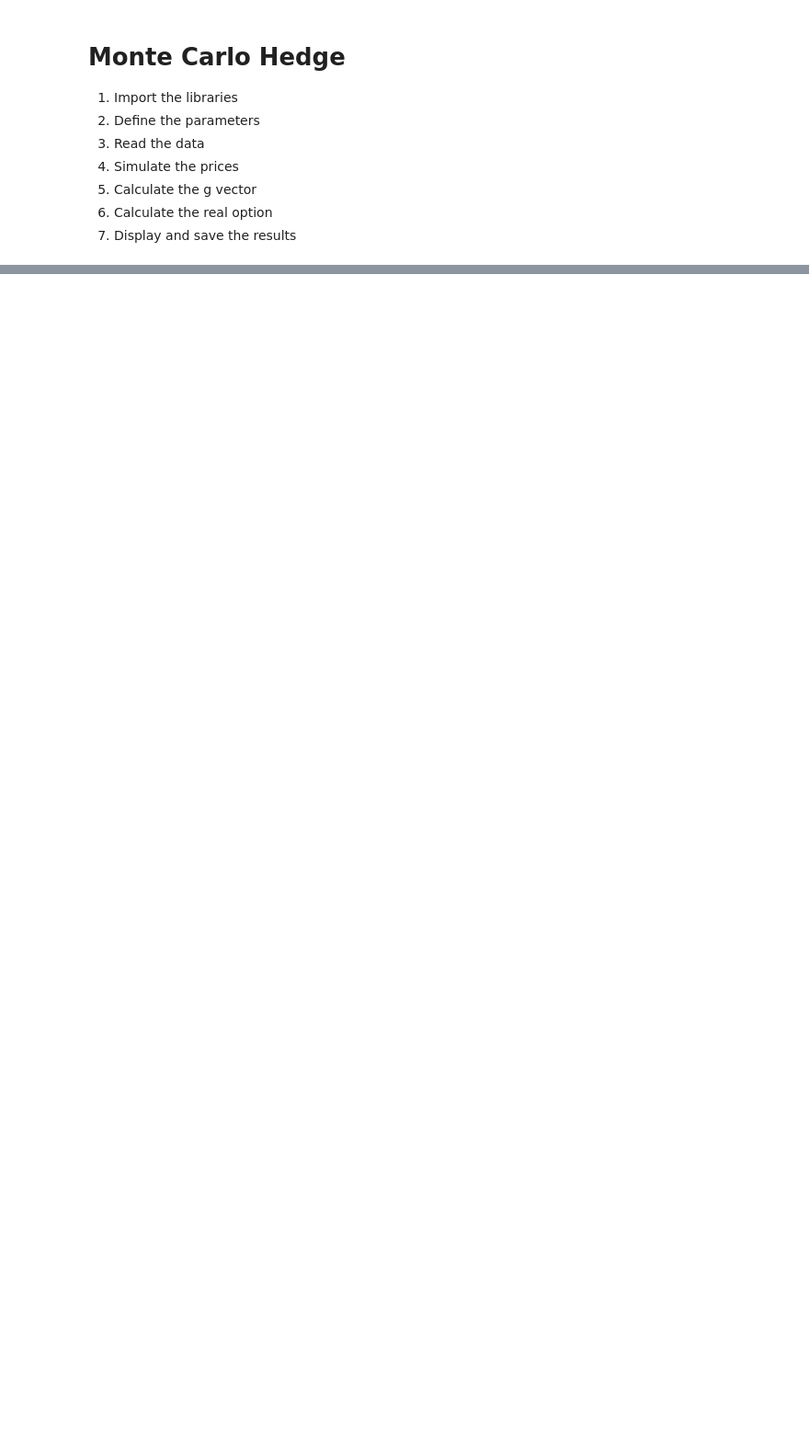
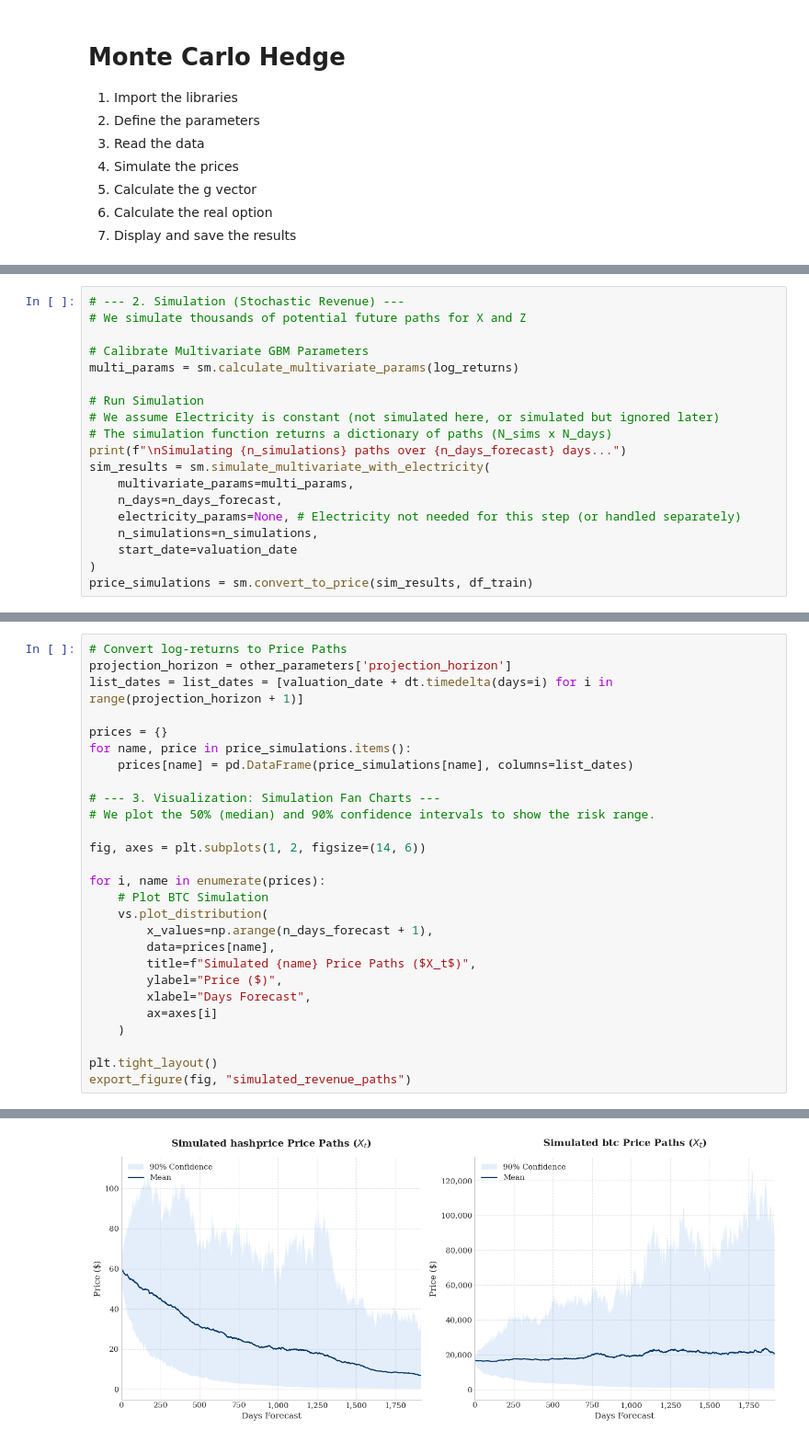
Before and after one commit to amacias-afma/montecarlohedge, a Jupyter notebook: notebooks/main.ipynb, the cells around one changed output, grey strips where cells are left out. Shown at 92% size. Saved outputs shown, nothing was run; the diff lists cells and outputs as text; blank space fills up the shorter version.

```diff
--- a/notebooks/main.ipynb
+++ b/notebooks/main.ipynb
@@ -432,0 +350,19 @@ intrinsic_results['margrabe_3']
+# %%
+# --- 2. Simulation (Stochastic Revenue) ---
+# We simulate thousands of potential future paths for X and Z
+
+# Calibrate Multivariate GBM Parameters
+multi_params = sm.calculate_multivariate_params(log_returns)
+
+# Run Simulation
+# We assume Electricity is constant (not simulated here, or simulated but ignored later)
+# The simulation function returns a dictionary of paths (N_sims x N_days)
+print(f"\nSimulating {n_simulations} paths over {n_days_forecast} days...")
+sim_results = sm.simulate_multivariate_with_electricity(
+    multivariate_params=multi_params,
+    n_days=n_days_forecast,
+    electricity_params=None, # Electricity not needed for this step (or handled separately)
+    n_simulations=n_simulations,
+    start_date=valuation_date
+)
+price_simulations = sm.convert_to_price(sim_results, df_train)
@@ -432,0 +371,28 @@ intrinsic_results['margrabe_3']
+# %%
+# Convert log-returns to Price Paths
+projection_horizon = other_parameters['projection_horizon']
+list_dates = list_dates = [valuation_date + dt.timedelta(days=i) for i in range(projection_horizon + 1)]
+
+prices = {}
+for name, price in price_simulations.items():
+    prices[name] = pd.DataFrame(price_simulations[name], columns=list_dates)
+
+# --- 3. Visualization: Simulation Fan Charts ---
+# We plot the 50% (median) and 90% confidence intervals to show the risk range.
+
+fig, axes = plt.subplots(1, 2, figsize=(14, 6))
+
+for i, name in enumerate(prices):
+    # Plot BTC Simulation
+    vs.plot_distribution(
+        x_values=np.arange(n_days_forecast + 1),
+        data=prices[name],
+        title=f"Simulated {name} Price Paths ($X_t$)",
+        ylabel="Price ($)",
+        xlabel="Days Forecast",
+        ax=axes[i]
+    )
+
+plt.tight_layout()
+export_figure(fig, "simulated_revenue_paths")
+# %% [output]
@@ -432,0 +401 @@ intrinsic_results['margrabe_3']
+[figure, added]
```
Also changed, not shown: parts of 96 cells of this notebook, 5 other files.
